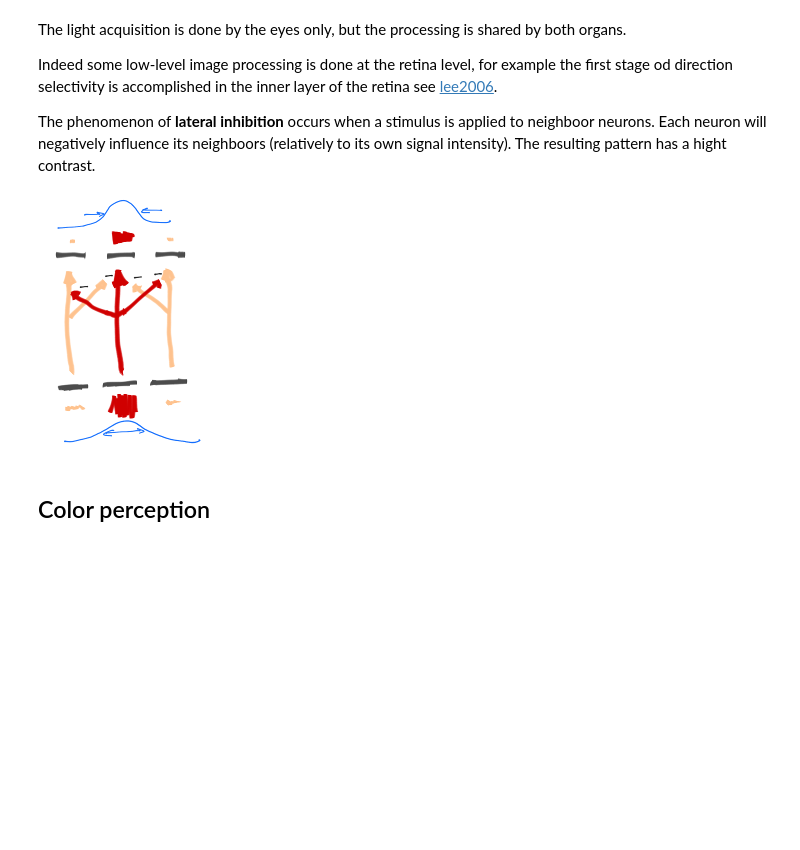
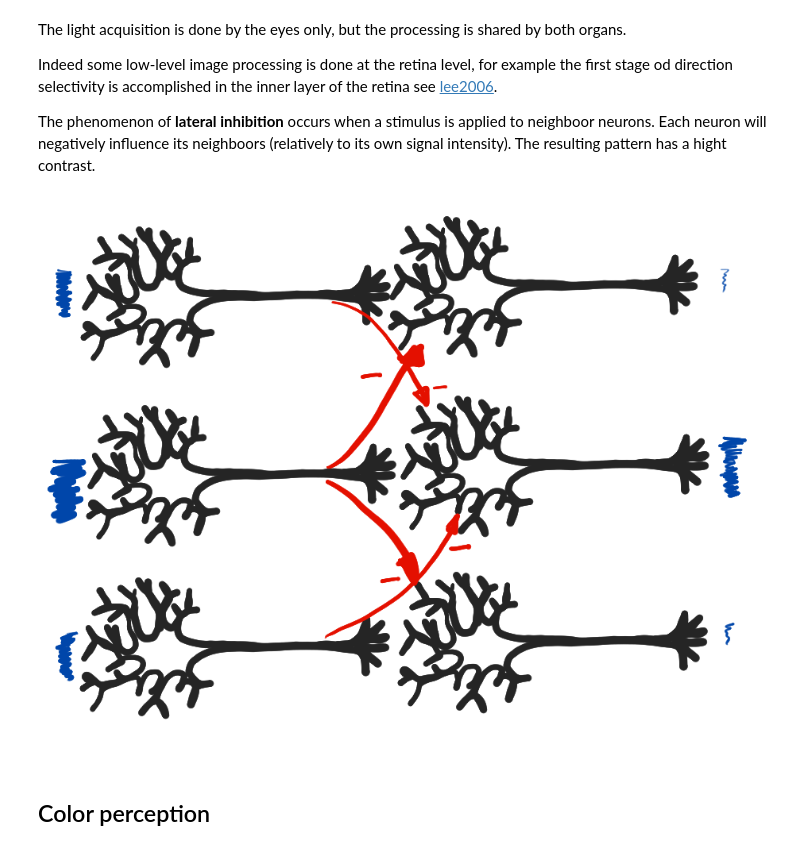
Before and after one commit to odebeir/info-h-500-501, a Jupyter notebook: 01-Introduction/01-Biological vision.ipynb, the cells around one changed output. Saved outputs shown, nothing was run; the diff lists cells and outputs as text; code cells hidden in the pictures; blank space fills up the shorter version.

```diff
--- a/01-Introduction/01-Biological vision.ipynb
+++ b/01-Introduction/01-Biological vision.ipynb
@@ -128,9 +128,9 @@ Indeed some low-level image processing is done at the retina level, for example
 
 The phenomenon of **lateral inhibition** occurs when a stimulus is applied to neighboor neurons. Each neuron will negatively influence its neighboors (relatively to its own signal intensity). The resulting pattern has a hight contrast.
 # %%
-Image('http://homepages.ulb.ac.be/~odebeir/data/lat_inhib2.png')
+Image('http://homepages.ulb.ac.be/~odebeir/data/lat_inhib3.png')
 # %% [output]
-[figure, old version]
+[figure, new version]
 # %% [markdown]
 ## Color perception
 # %% [markdown]
```
Also changed, not shown: parts of 1 cell of this notebook, 1 other file.
